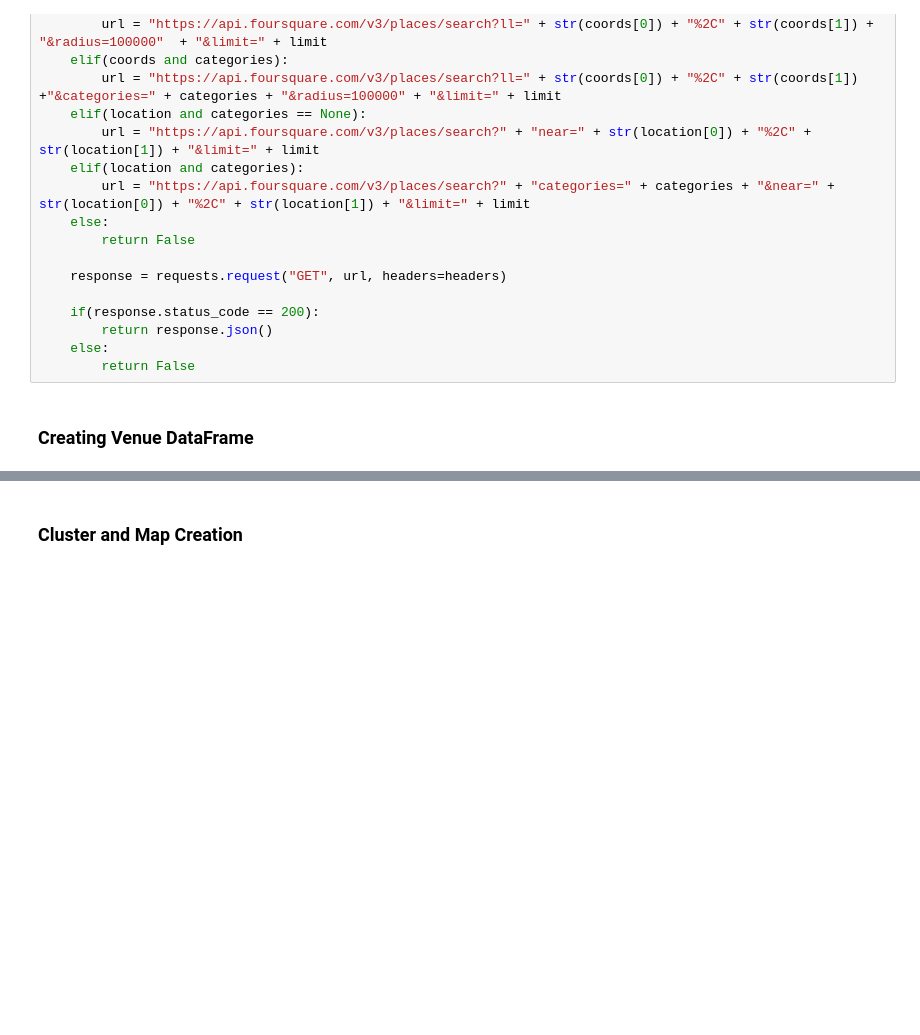
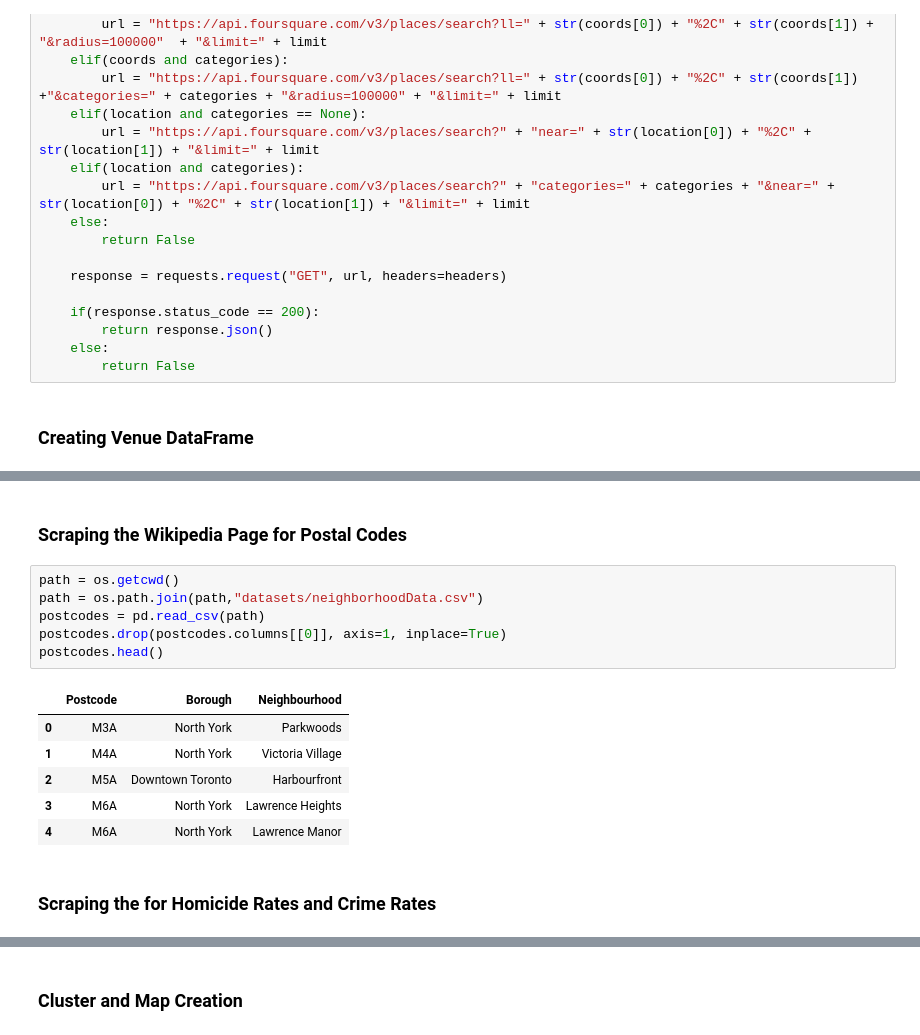
Before and after one commit to Sujeev-Uthayakumar/clustering-navigation, a Jupyter notebook: src/index.ipynb, the cells around one changed output, grey strips where cells are left out. Saved outputs shown, nothing was run; the diff lists cells and outputs as text; blank space fills up the shorter version.

Commit message:
add datasets

```diff
--- a/src/index.ipynb
+++ b/src/index.ipynb
@@ -111,0 +123,17 @@ pd.DataFrame(venues)
+# %% [markdown]
+<h3><b>Scraping the Wikipedia Page for Postal Codes</b></h3>
+# %%
+path = os.getcwd()
+path = os.path.join(path,"datasets/neighborhoodData.csv")
+postcodes = pd.read_csv(path)
+postcodes.drop(postcodes.columns[[0]], axis=1, inplace=True)
+postcodes.head()
+# %% [output]
+|  | Postcode | Borough | Neighbourhood |
+| 0 | M3A | North York | Parkwoods |
+| 1 | M4A | North York | Victoria Village |
+| 2 | M5A | Downtown Toronto | Harbourfront |
+| 3 | M6A | North York | Lawrence Heights |
+| 4 | M6A | North York | Lawrence Manor |
+# %% [markdown]
+<h3><b>Scraping the for Homicide Rates and Crime Rates</b></h3>
```
Also changed, not shown: parts of 4 cells of this notebook, 4 other files.
